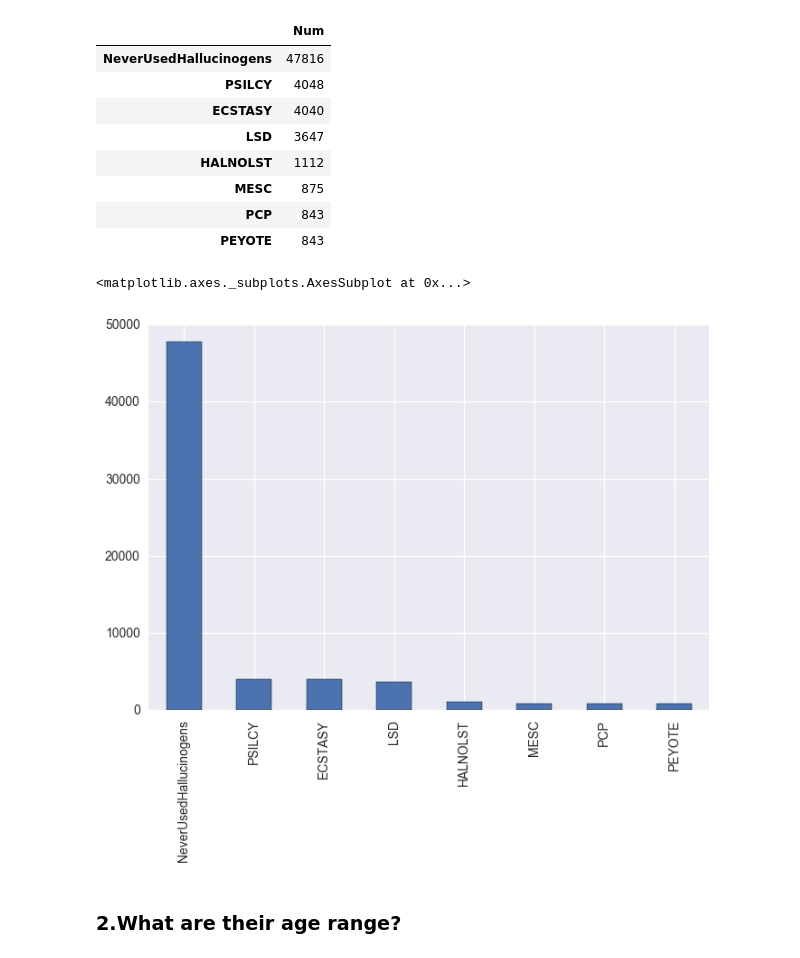
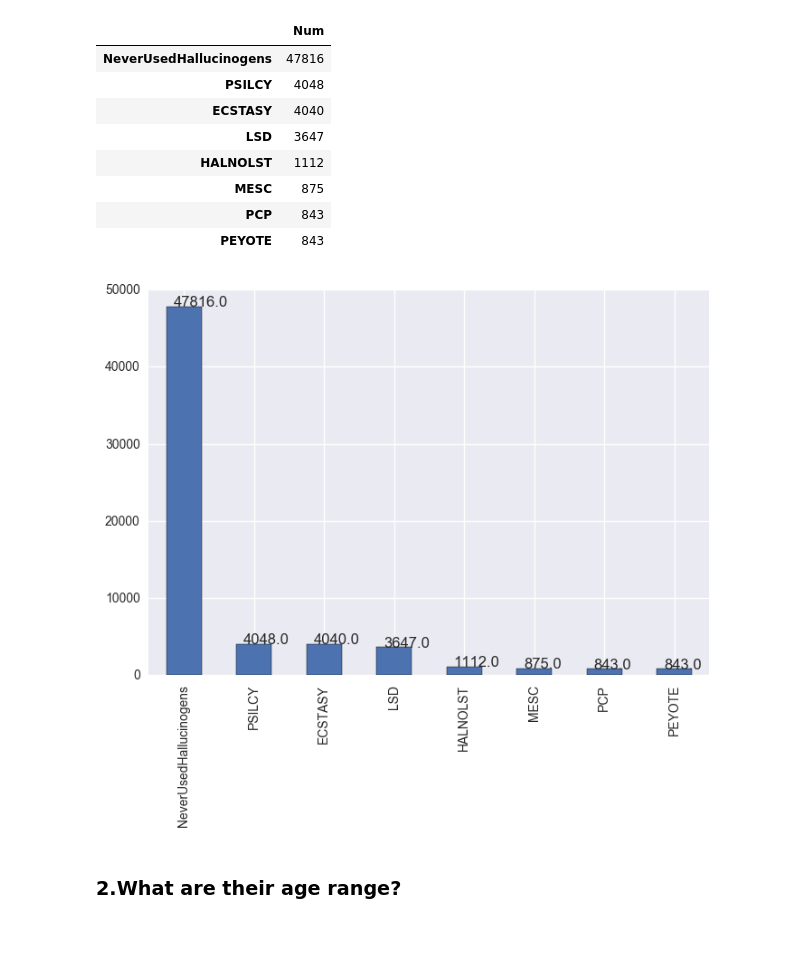
Before and after one commit to AliaAlaaElDinAdly/VA_Project, a Jupyter notebook: Hallucinogens.ipynb, the cells around one changed output. Saved outputs shown, nothing was run; the diff lists cells and outputs as text; code cells hidden in the pictures.

```diff
--- a/Hallucinogens.ipynb
+++ b/Hallucinogens.ipynb
@@ -94,11 +94,13 @@ DF_Num__Hallucinogens
 | MESC | 875 |
 | PCP | 843 |
 | PEYOTE | 843 |
-# %%
-DF_Num__Hallucinogens['Num'].plot.bar()
-# %% [output]
-<matplotlib.axes._subplots.AxesSubplot at 0x...>
-[figure, removed]
+# %%
+ax = DF_Num__Hallucinogens['Num'].plot.bar()
+
+for p in ax.patches:
+        ax.annotate(str(p.get_height()), (p.get_x()+0.1 , p.get_height()+50))
+# %% [output]
+[figure, added]
 # %% [markdown]
 ###  2.What are their age range?
 # %%
```
Also changed, not shown: parts of 8 cells of this notebook.
